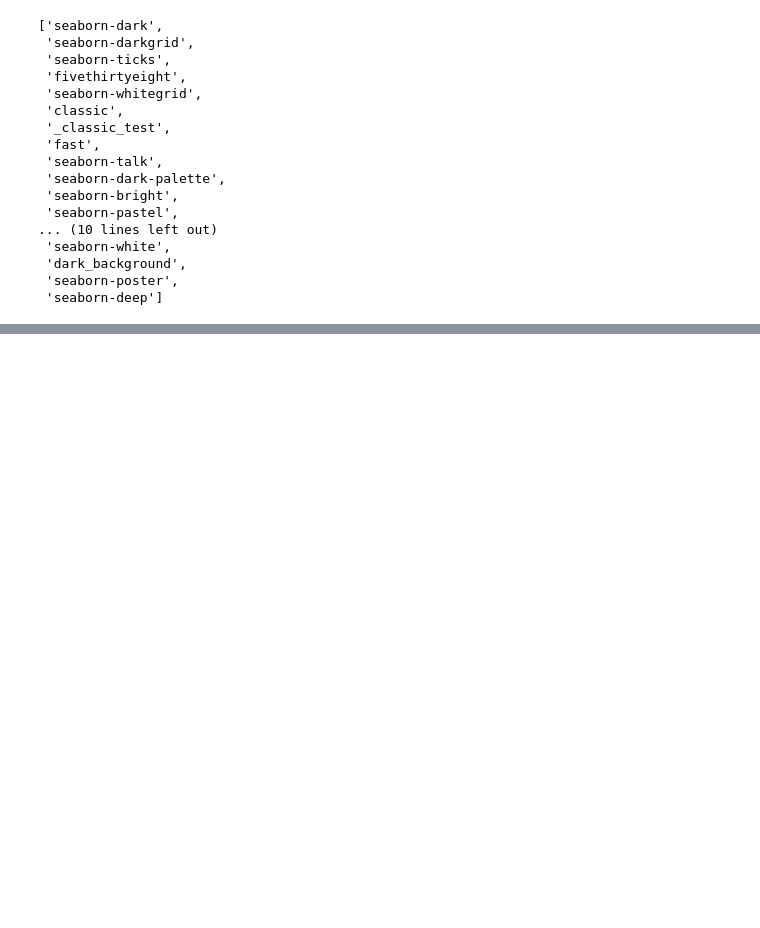
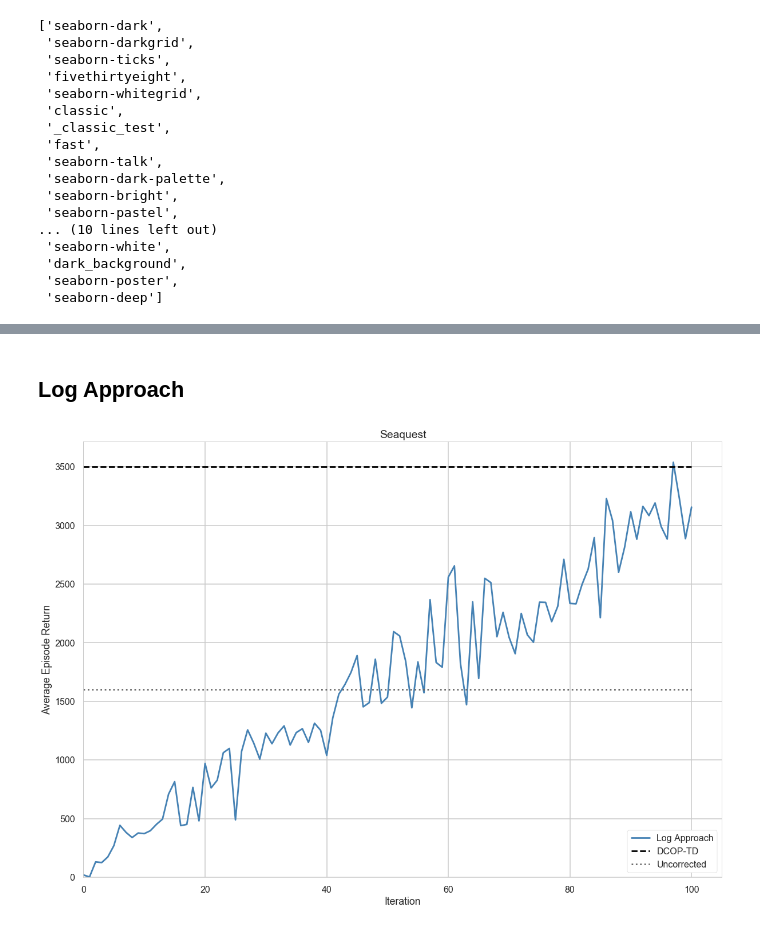
Before and after one commit to gbg141/dopamine, a Jupyter notebook: notebooks/Evaluation Plots.ipynb, the cells around one changed output, grey strips where cells are left out. Cells and saved outputs as stored; diff of their text form; code cells hidden in the pictures; blank space fills up the shorter version.

```diff
--- a/notebooks/Evaluation Plots.ipynb
+++ b/notebooks/Evaluation Plots.ipynb
@@ -78,0 +154,22 @@ plt.close()
+# %% [markdown]
+## Log Approach
+# %%
+base_dir = './CSVs/'
+plot_type = 'AverageEval'
+game = 'Seaquest'
+approaches = ['Log']
+legends = ['Log Approach']
+colors = ['steelblue', 'indianred', 'darkseagreen', 'steelblue']
+DCOP = 3500
+uncorrected = 1600
+alpha_y = 1.0
+alpha_y_smoothed = 0.
+num_iterations = 101
+lim_x = (1,1.05)
+lim_y = (0,1.05)
+size_x = 20
+size_y = 14
+
+plot_results(base_dir, plot_type,num_iterations, game, approaches, legends, colors, DCOP, uncorrected, alpha_y, alpha_y_smoothed, lim_x, lim_y, size_x, size_y)
+# %% [output]
+[figure, added]
```
Also changed, not shown: parts of 11 cells of this notebook, 8 other files.
